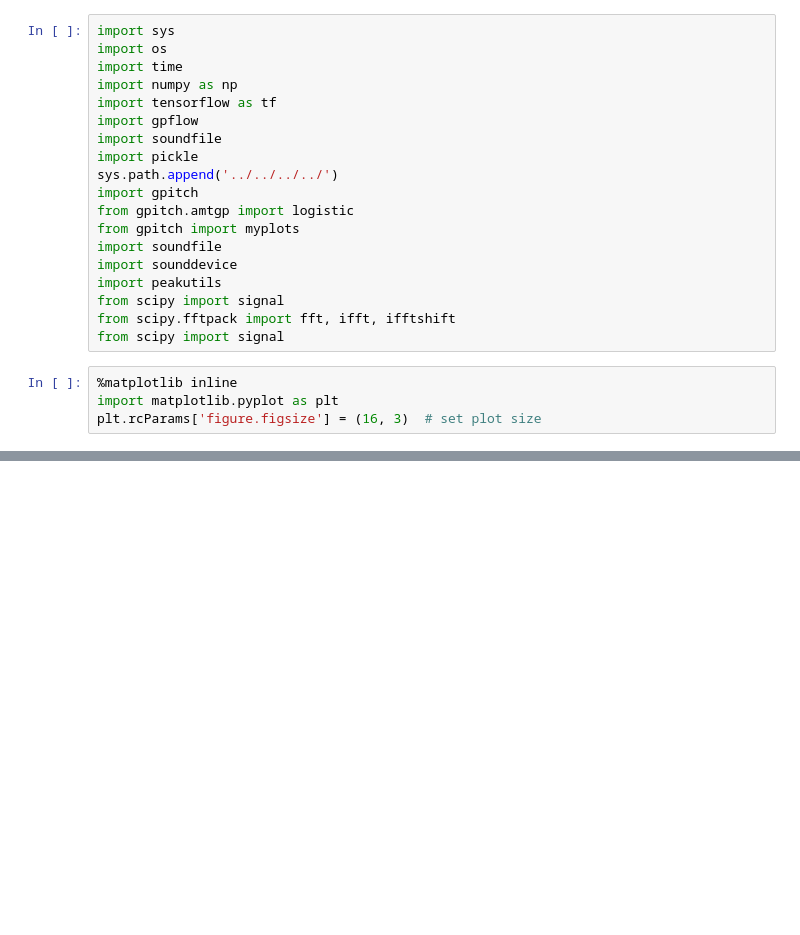
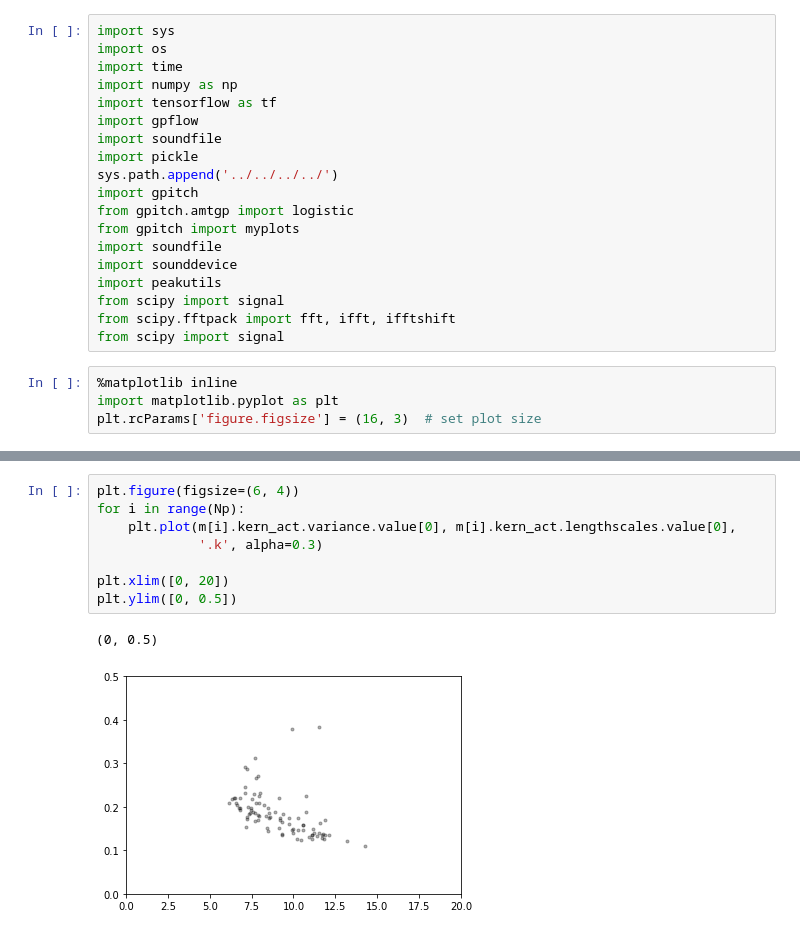
Before and after one commit to PabloAlvarado/gpitch, a Jupyter notebook: scripts/demos/notebooks/svi/demo_load_all_88.ipynb, the cells around one changed output, grey strips where cells are left out. Cells and saved outputs as stored; diff of their text form; blank space fills up the shorter version.

```diff
--- a/scripts/demos/notebooks/svi/demo_load_all_88.ipynb
+++ b/scripts/demos/notebooks/svi/demo_load_all_88.ipynb
@@ -99,0 +79,11 @@ for i in range(Np):
+# %%
+plt.figure(figsize=(6, 4))
+for i in range(Np):
+    plt.plot(m[i].kern_act.variance.value[0], m[i].kern_act.lengthscales.value[0],
+             '.k', alpha=0.3)
+
+plt.xlim([0, 20])
+plt.ylim([0, 0.5])
+# %% [output]
+(0, 0.5)
+[figure, added]
```
Also changed, not shown: parts of 5 cells of this notebook, 2 other files.
